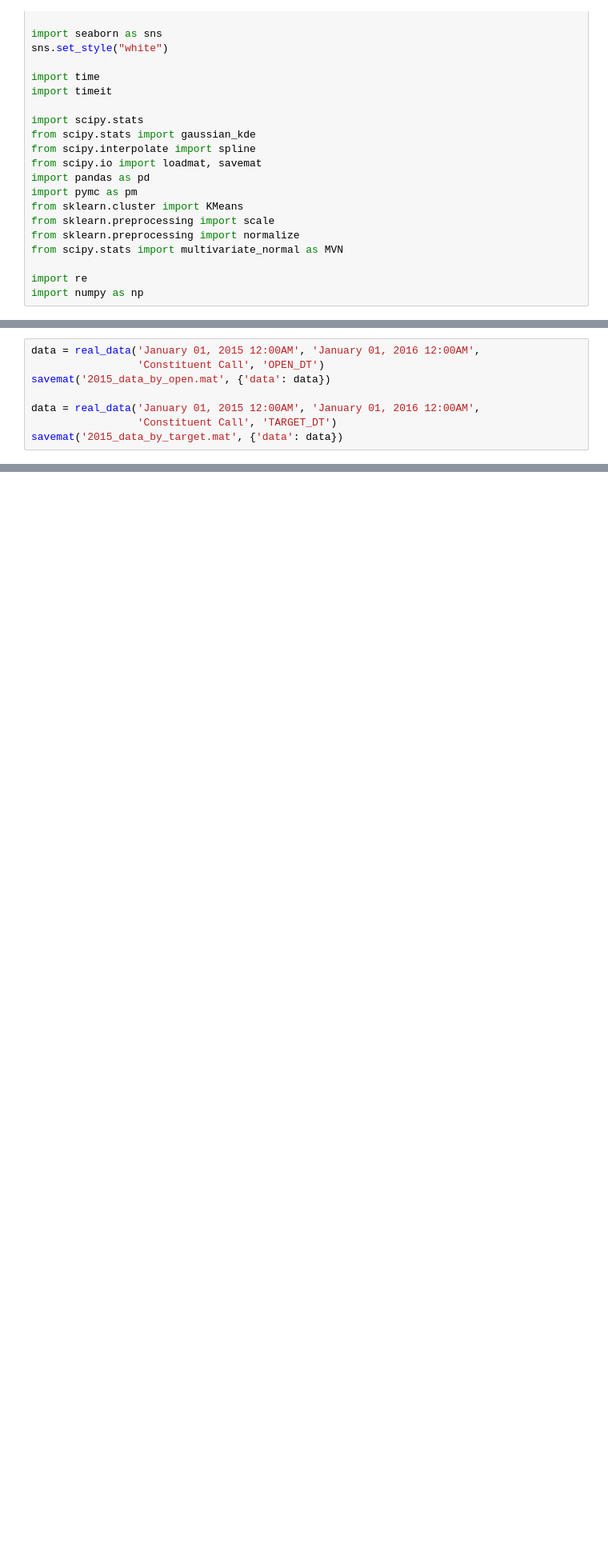
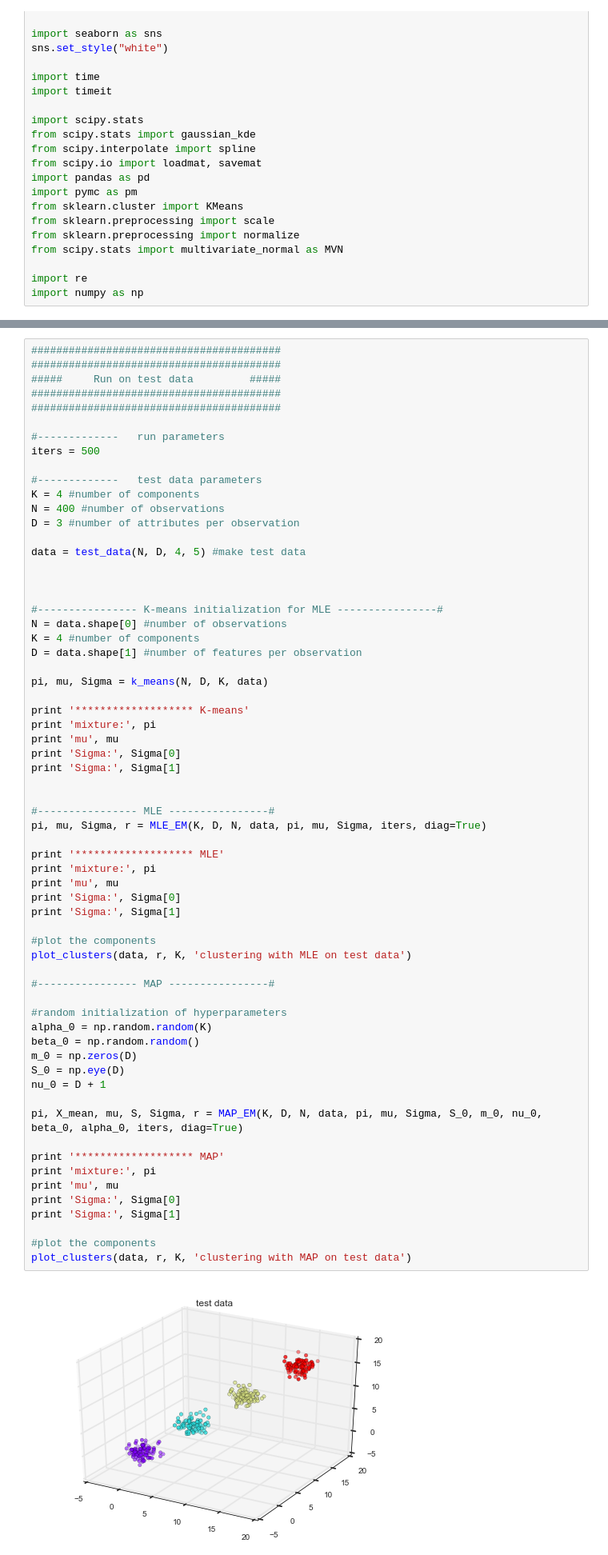
Before and after one commit to onefishy/Boston311, a Jupyter notebook: Code/EM for MLE and MAP.ipynb, the cells around one changed output, grey strips where cells are left out. Shown at 80% size. Drawn from its saved outputs; the diff is of its cells as text; blank space fills up the shorter version.

```diff
--- a/Code/EM for MLE and MAP.ipynb
+++ b/Code/EM for MLE and MAP.ipynb
@@ -570,8 +87,0 @@ Sigma: [[ 1.35895586  0.29639719 -0.08738289]
-# %%
-data = real_data('January 01, 2015 12:00AM', 'January 01, 2016 12:00AM',
-                 'Constituent Call', 'OPEN_DT')
-savemat('2015_data_by_open.mat', {'data': data})
-
-data = real_data('January 01, 2015 12:00AM', 'January 01, 2016 12:00AM',
-                 'Constituent Call', 'TARGET_DT')
-savemat('2015_data_by_target.mat', {'data': data})
@@ -681,0 +427,66 @@ plt.show()
+# %%
+########################################
+########################################
+#####     Run on test data         #####
+########################################
+########################################
+
+#-------------   run parameters
+iters = 500
+
+#-------------   test data parameters
+K = 4 #number of components
+N = 400 #number of observations
+D = 3 #number of attributes per observation
+
+data = test_data(N, D, 4, 5) #make test data
+
+
+
+#---------------- K-means initialization for MLE ----------------#
+N = data.shape[0] #number of observations
+K = 4 #number of components
+D = data.shape[1] #number of features per observation
+
+pi, mu, Sigma = k_means(N, D, K, data)
+
+print '******************* K-means'
+print 'mixture:', pi
+print 'mu', mu
+print 'Sigma:', Sigma[0]
+print 'Sigma:', Sigma[1]
+
+
+#---------------- MLE ----------------#
+pi, mu, Sigma, r = MLE_EM(K, D, N, data, pi, mu, Sigma, iters, diag=True)
+
+print '******************* MLE'
+print 'mixture:', pi
+print 'mu', mu
+print 'Sigma:', Sigma[0]
+print 'Sigma:', Sigma[1]
+
+#plot the components
+plot_clusters(data, r, K, 'clustering with MLE on test data')
+
+#---------------- MAP ----------------#
+
+#random initialization of hyperparameters
+alpha_0 = np.random.random(K)
+beta_0 = np.random.random()
+m_0 = np.zeros(D)
+S_0 = np.eye(D)
+nu_0 = D + 1
+
+pi, X_mean, mu, S, Sigma, r = MAP_EM(K, D, N, data, pi, mu, Sigma, S_0, m_0, nu_0, beta_0, alpha_0, iters, diag=True)
+
+print '******************* MAP'
+print 'mixture:', pi
+print 'mu', mu
+print 'Sigma:', Sigma[0]
+print 'Sigma:', Sigma[1]
+
+#plot the components
+plot_clusters(data, r, K, 'clustering with MAP on test data')
+# %% [output]
+[figure, added]
```
Also changed, not shown: parts of 45 cells of this notebook, 1 other file.
